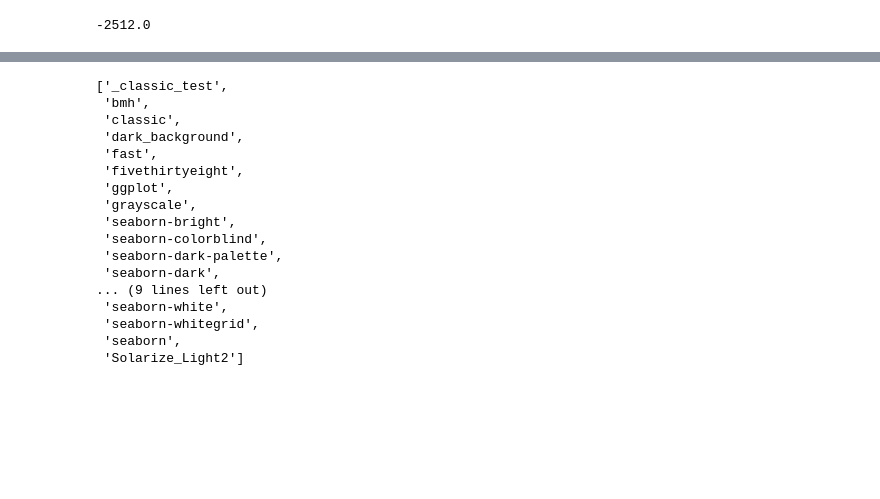
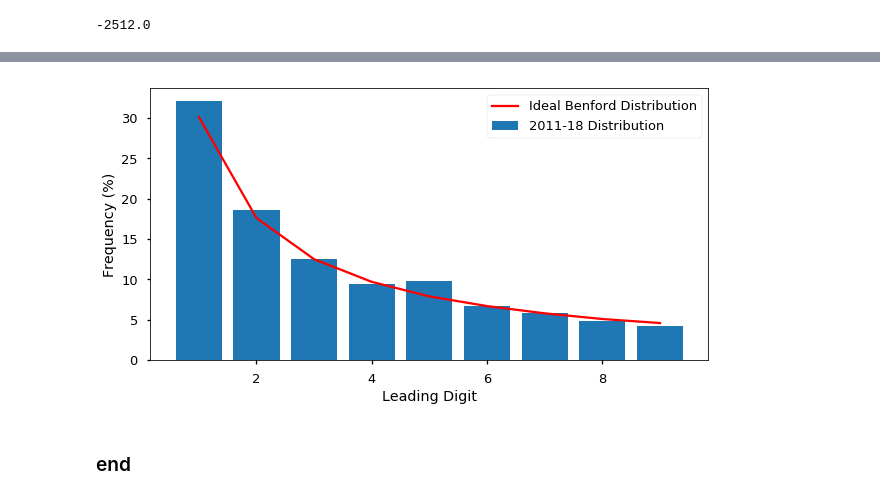
Before and after one commit to leleu/travisleleu-com-sst, a Jupyter notebook: notebooks/Benford's Law - San Diego City Budgets.ipynb, the cells around one changed output, grey strips where cells are left out. Saved outputs shown, nothing was run; the diff lists cells and outputs as text; code cells hidden in the pictures; blank space fills up the shorter version.

```diff
--- a/notebooks/Benford's Law - San Diego City Budgets.ipynb
+++ b/notebooks/Benford's Law - San Diego City Budgets.ipynb
@@ -90,20 +117,26 @@ plt.legend(loc='upper right')
-# %%
-plt.style.available
-# %% [output]
-['_classic_test',
- 'bmh',
- 'classic',
- 'dark_background',
- 'fast',
- 'fivethirtyeight',
- 'ggplot',
- 'grayscale',
- 'seaborn-bright',
- 'seaborn-colorblind',
- 'seaborn-dark-palette',
- 'seaborn-dark',
-... (9 lines left out)
- 'seaborn-white',
- 'seaborn-whitegrid',
- 'seaborn',
- 'Solarize_Light2']
+# %%
+NUM_YEARS = 8
+allyears = dsum(
+    data[11]['distributions'],
+    data[12]['distributions'],
+    data[13]['distributions'],
+    data[14]['distributions'],
+    data[15]['distributions'],
+    data[16]['distributions'],
+    data[17]['distributions'],
+    data[18]['distributions'] )
+allyears_norm = {}
+for k,v in allyears.items():
+    allyears_norm[k] = v/NUM_YEARS
+# pprint( allyears_norm )
+d = allyears_norm
+sk = sorted(d.keys())
+arr = []
+for k in sk:
+    arr.append(d[k]*100)
+
+benford_chart( arr, '2011-18')
+# %% [output]
+[figure, added]
+# %% [markdown]
+### end
```
Also changed, not shown: parts of 10 cells of this notebook, 4 other files.
